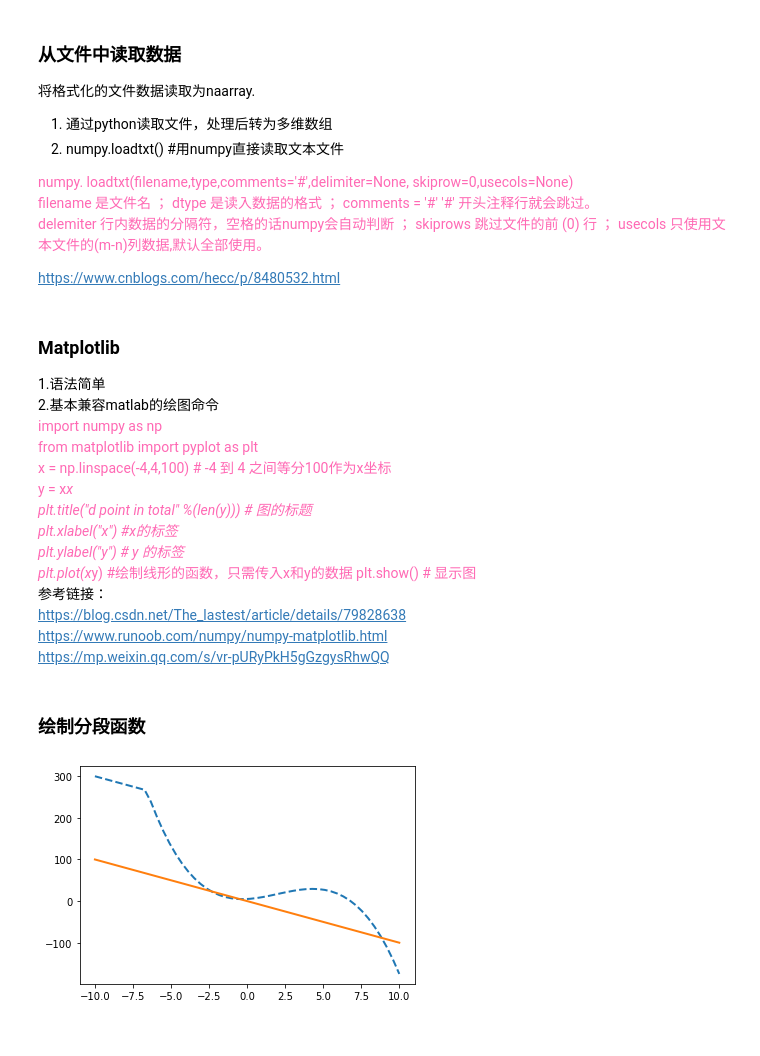
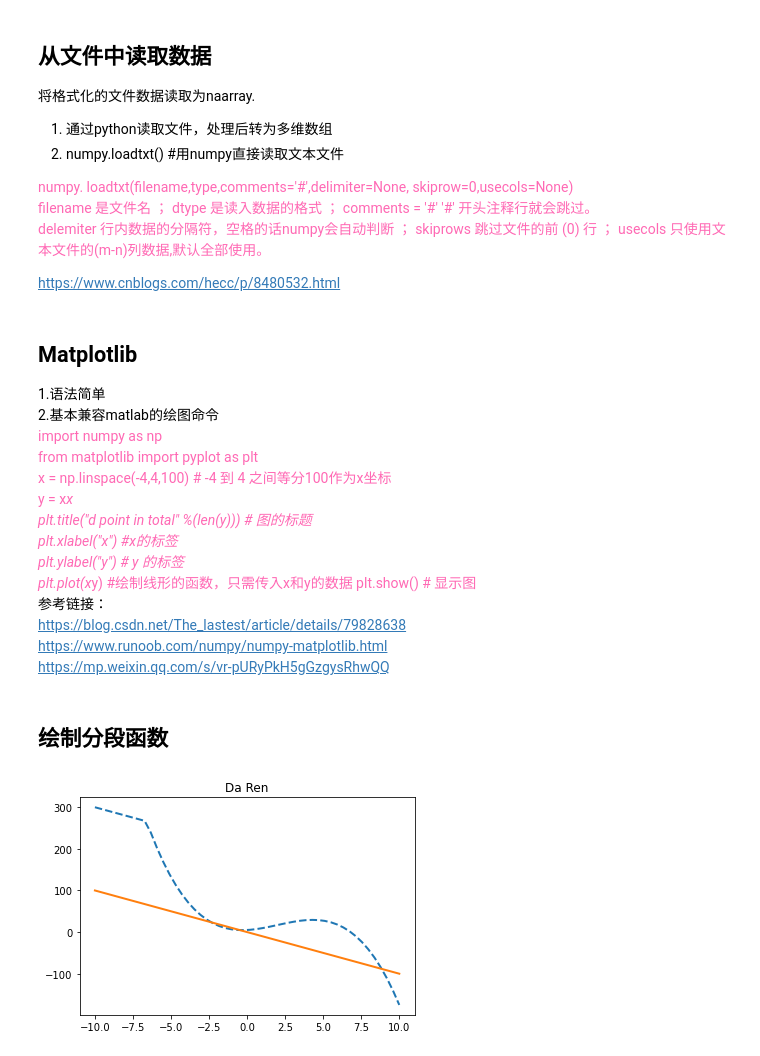
Before and after one commit to Da-Ren/vscode, a Jupyter notebook: Python-lesson/lesson4/lesson4.ipynb, the cells around one changed output. Drawn from its saved outputs; the diff is of its cells as text; code cells hidden in the pictures.

```diff
--- a/Python-lesson/lesson4/lesson4.ipynb
+++ b/Python-lesson/lesson4/lesson4.ipynb
@@ -1,5 +1,5 @@
 # %% [markdown]
-### 从文件中读取数据
+## 从文件中读取数据
 将格式化的文件数据读取为naarray.
 1. 通过python读取文件，处理后转为多维数组
 2. numpy.loadtxt() #用numpy直接读取文本文件
@@ -10,7 +10,7 @@ delemiter  行内数据的分隔符，空格的话numpy会自动判断 ； skipr
 
 https://www.cnblogs.com/hecc/p/8480532.html
 # %% [markdown]
-### Matplotlib
+## Matplotlib
 1.语法简单
 2.基本兼容matlab的绘图命令
 <font color=#FF69B4>
@@ -28,23 +28,23 @@ https://blog.csdn.net/The_lastest/article/details/79828638
 https://www.runoob.com/numpy/numpy-matplotlib.html
 https://mp.weixin.qq.com/s/vr-pURyPkH5gGzgysRhwQQ
 # %% [markdown]
-### 绘制分段函数
+## 绘制分段函数
 # %%
 import matplotlib.pyplot as plt   # 引入pyplot 模块
 import numpy as np     # 引入numpy 库
-def func(x):  #函数1
+def func(x):        #函数1
     return 5+2*x+3*x**2-0.5*x**3
-def fund(x):    #函数2
+def fund(x):        #函数2
     return 200-10*x
 x = np.linspace(-10,10,50)  #-10 到 10 之间等分50作为x坐标
 def min_Eform1(x):
     return min(func(x),fund(x))
-ys = list(map(min_Eform1,x))  # 得到对应每个x的min(func(x),fund(x))
-
+ys = list(map(min_Eform1,x))  #  map高阶函数，把作用符作用在x上，得到对应每个x的min(func(x),fund(x))
 yy = -1*x*10   #第二个y数据
 plt.plot(x,ys,ls='--',lw=2 ) #绘制线性图，虚线，线宽2
 plt.plot(x,yy,'-',lw=2)   #添加第二条线，直线，线宽2 注意是小写L
+plt.title("Da Ren")
 plt.savefig('class4',dpi=300)  # 存储为class4.png """
 plt.show()
 # %% [output]
-[figure, old version]
+[figure, new version]
```
Also changed, not shown: parts of 5 cells of this notebook, 6 other files.
